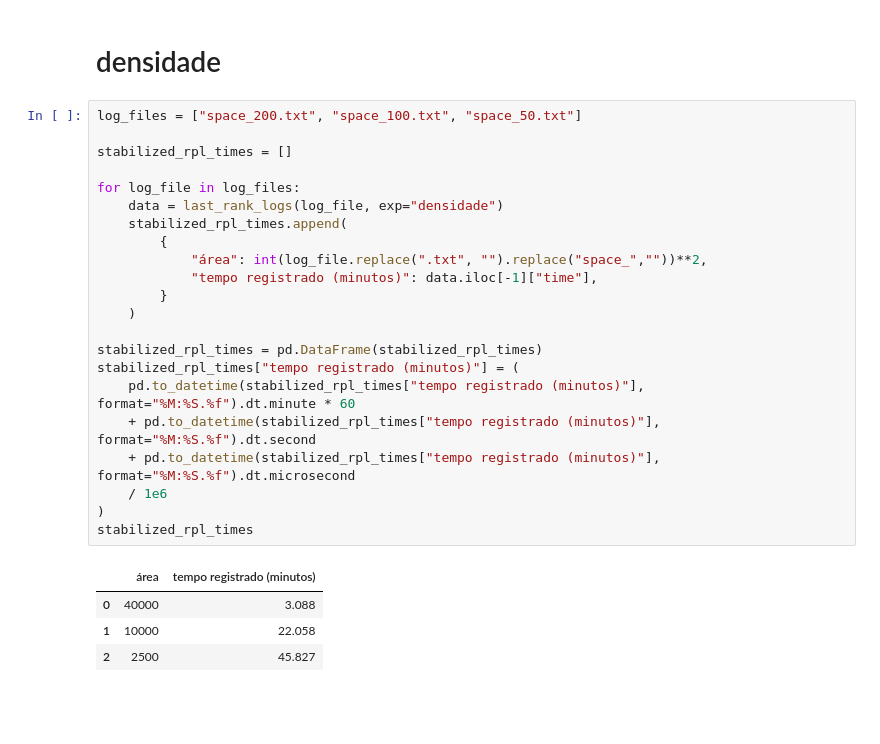
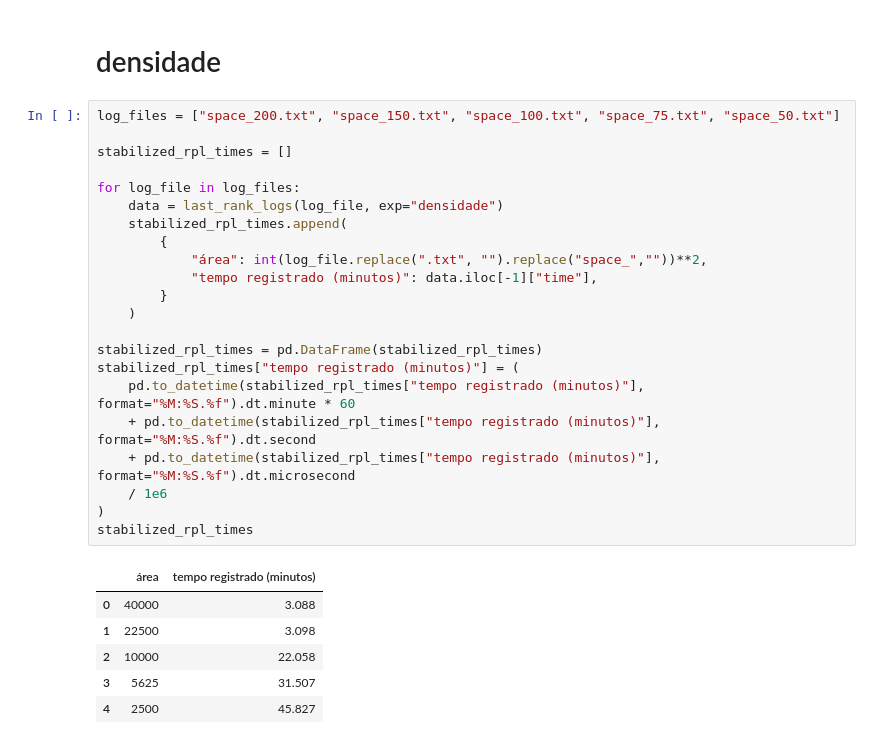
Before and after one commit to enzoMagalhaes/contiki-ng-tsch-rpl-unicast, a Jupyter notebook: projeto2-RPL/visualizations.ipynb, the cells around one changed output. Drawn from its saved outputs; the diff is of its cells as text; blank space fills up the shorter version.

```diff
--- a/projeto2-RPL/visualizations.ipynb
+++ b/projeto2-RPL/visualizations.ipynb
@@ -258,29 +258,31 @@ linePlot(
 # %% [markdown]
 # densidade
 # %%
-log_files = ["space_200.txt", "space_100.txt", "space_50.txt"]
+log_files = ["space_200.txt", "space_150.txt", "space_100.txt", "space_75.txt", "space_50.txt"]
 
 stabilized_rpl_times = []
 
 for log_file in log_files:
     data = last_rank_logs(log_file, exp="densidade")
     stabilized_rpl_times.append(
         {
             "área": int(log_file.replace(".txt", "").replace("space_",""))**2,
             "tempo registrado (minutos)": data.iloc[-1]["time"],
         }
     )
 
 stabilized_rpl_times = pd.DataFrame(stabilized_rpl_times)
 stabilized_rpl_times["tempo registrado (minutos)"] = (
     pd.to_datetime(stabilized_rpl_times["tempo registrado (minutos)"], format="%M:%S.%f").dt.minute * 60
     + pd.to_datetime(stabilized_rpl_times["tempo registrado (minutos)"], format="%M:%S.%f").dt.second
     + pd.to_datetime(stabilized_rpl_times["tempo registrado (minutos)"], format="%M:%S.%f").dt.microsecond
     / 1e6
 )
 stabilized_rpl_times
 # %% [output]
 |  | área | tempo registrado (minutos) |
 | 0 | 40000 | 3.088 |
-| 1 | 10000 | 22.058 |
-| 2 | 2500 | 45.827 |
+| 1 | 22500 | 3.098 |
+| 2 | 10000 | 22.058 |
+| 3 | 5625 | 31.507 |
+| 4 | 2500 | 45.827 |
```
Also changed, not shown: parts of 2 cells of this notebook, 5 other files.
